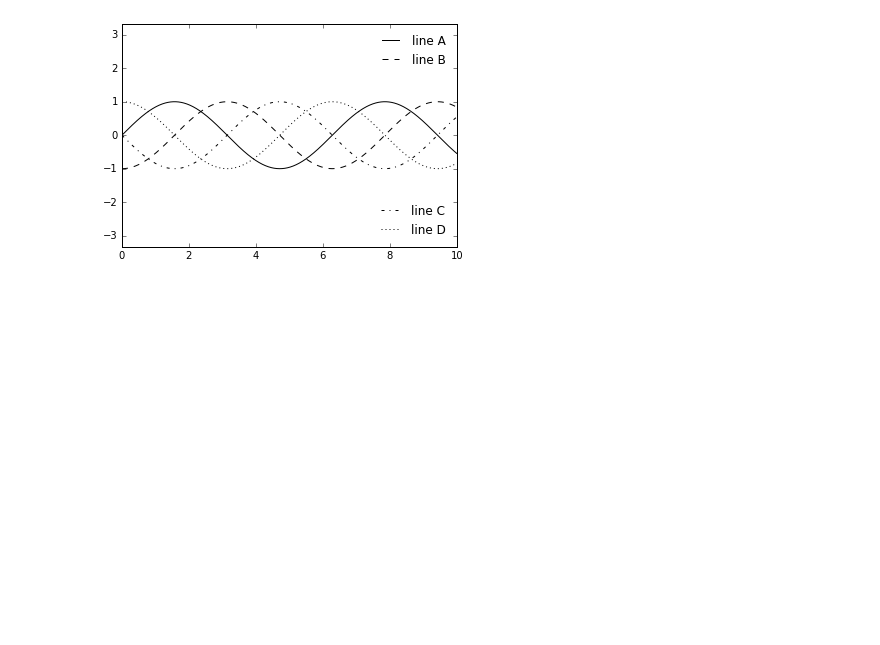
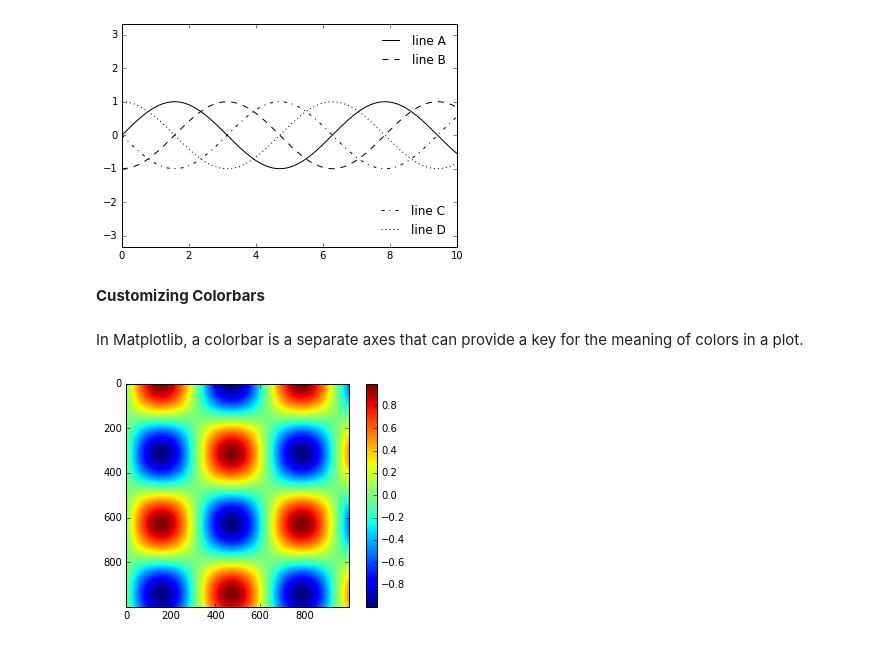
Before and after one commit to deep0892/ml_modeling, a Jupyter notebook: Matplotlib/Visualization_with_Matplotlib.ipynb, the cells around one changed output. Drawn from its saved outputs; the diff is of its cells as text; code cells hidden in the pictures; blank space fills up the shorter version.

Commit message:
matplotlib Customizing Colorbars

```diff
--- a/Matplotlib/Visualization_with_Matplotlib.ipynb
+++ b/Matplotlib/Visualization_with_Matplotlib.ipynb
@@ -623,3 +623,20 @@ leg = Legend(ax, lines[2:], ['line C', 'line D'], loc='lower right', frameon=Fal
 ax.add_artist(leg);
 # %% [output]
 [figure]
+# %% [markdown]
+**Customizing Colorbars**
+# %% [markdown]
+In Matplotlib, a colorbar is a separate axes that can provide a key for the meaning of colors in a plot.
+# %%
+import matplotlib.pyplot as plt
+plt.style.use('classic')
+%matplotlib inline
+import numpy as np
+# %%
+x = np.linspace(0,10,1000)
+I = np.sin(x) * np.cos(x[:, np.newaxis])
+
+plt.imshow(I)
+plt.colorbar();
+# %% [output]
+[figure, added]
```
Also changed, not shown: parts of 23 cells of this notebook.
